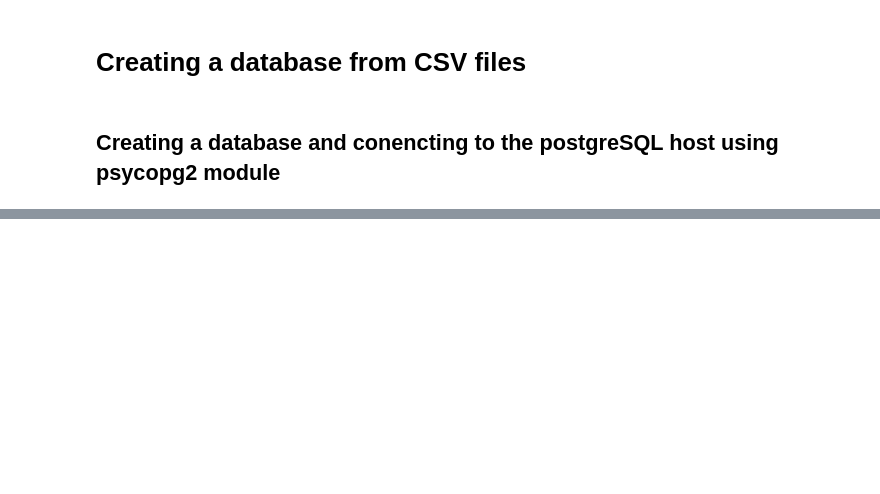
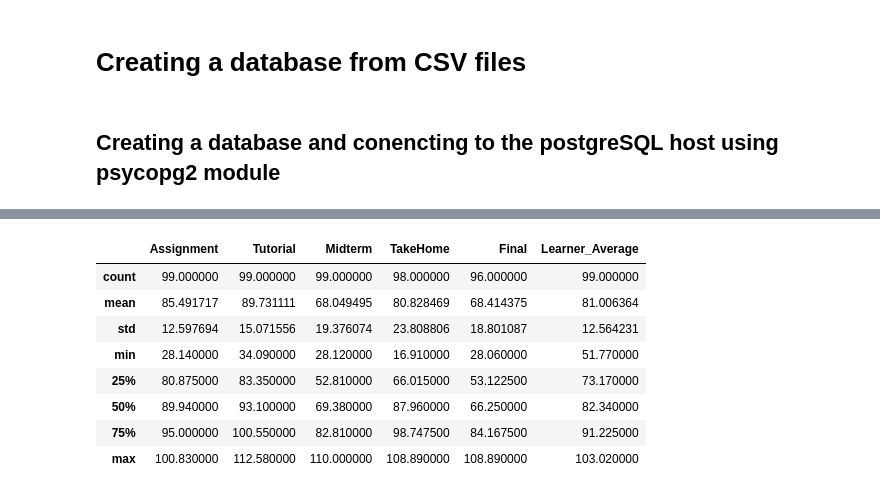
Before and after one commit to Impact-Insights/Data-Engineering-Projects, a Jupyter notebook: Data Eng Project 01.ipynb, the cells around one changed output, grey strips where cells are left out. Cells and saved outputs as stored; diff of their text form; code cells hidden in the pictures; blank space fills up the shorter version.

```diff
--- a/Data Eng Project 01.ipynb
+++ b/Data Eng Project 01.ipynb
@@ -54,0 +411,13 @@ accountsSeries = pd.read_csv('AccountsSeries.csv')
+# %%
+df[['Assignment', 'Tutorial', 'Midterm', 'TakeHome', 'Final',
+       'Learner_Average']].describe()
+# %% [output]
+|  | Assignment | Tutorial | Midterm | TakeHome | Final | Learner_Average |
+| count | 99.000000 | 99.000000 | 99.000000 | 98.000000 | 96.000000 | 99.000000 |
+| mean | 85.491717 | 89.731111 | 68.049495 | 80.828469 | 68.414375 | 81.006364 |
+| std | 12.597694 | 15.071556 | 19.376074 | 23.808806 | 18.801087 | 12.564231 |
+| min | 28.140000 | 34.090000 | 28.120000 | 16.910000 | 28.060000 | 51.770000 |
+| 25% | 80.875000 | 83.350000 | 52.810000 | 66.015000 | 53.122500 | 73.170000 |
+| 50% | 89.940000 | 93.100000 | 69.380000 | 87.960000 | 66.250000 | 82.340000 |
+| 75% | 95.000000 | 100.550000 | 82.810000 | 98.747500 | 84.167500 | 91.225000 |
+| max | 100.830000 | 112.580000 | 110.000000 | 108.890000 | 108.890000 | 103.020000 |
```
Also changed, not shown: parts of 48 cells of this notebook.
